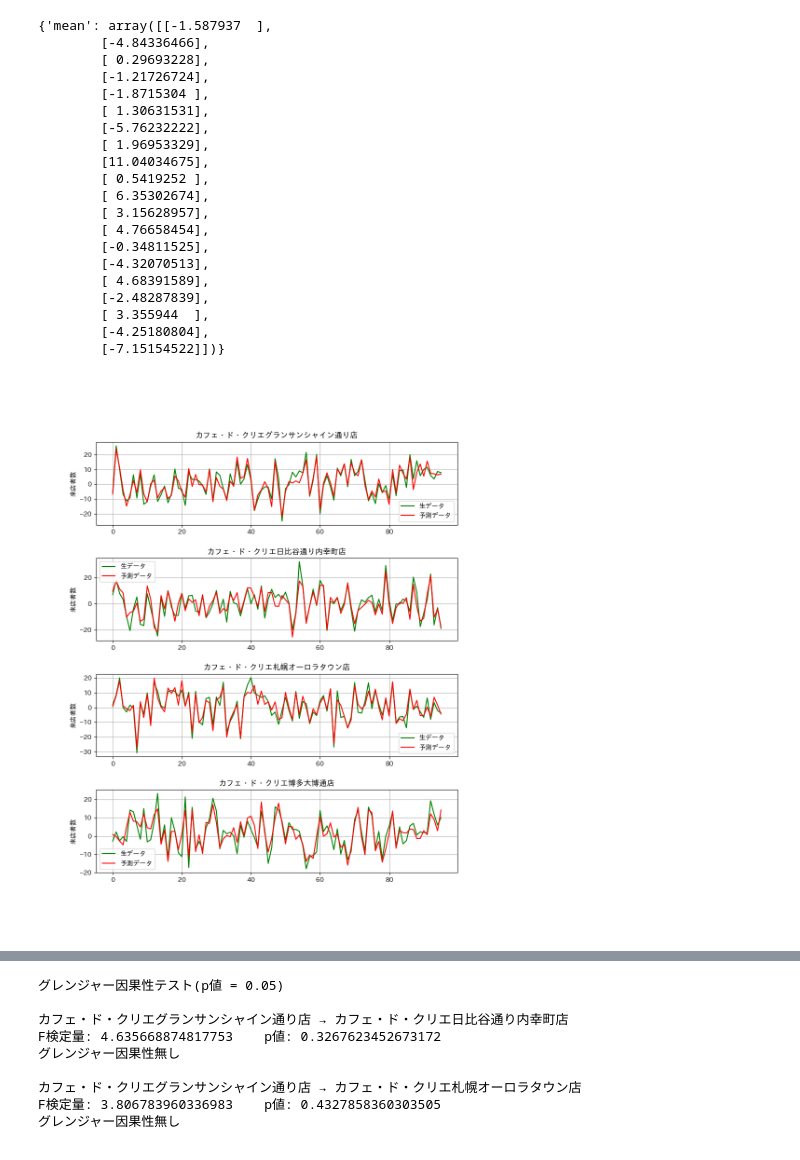
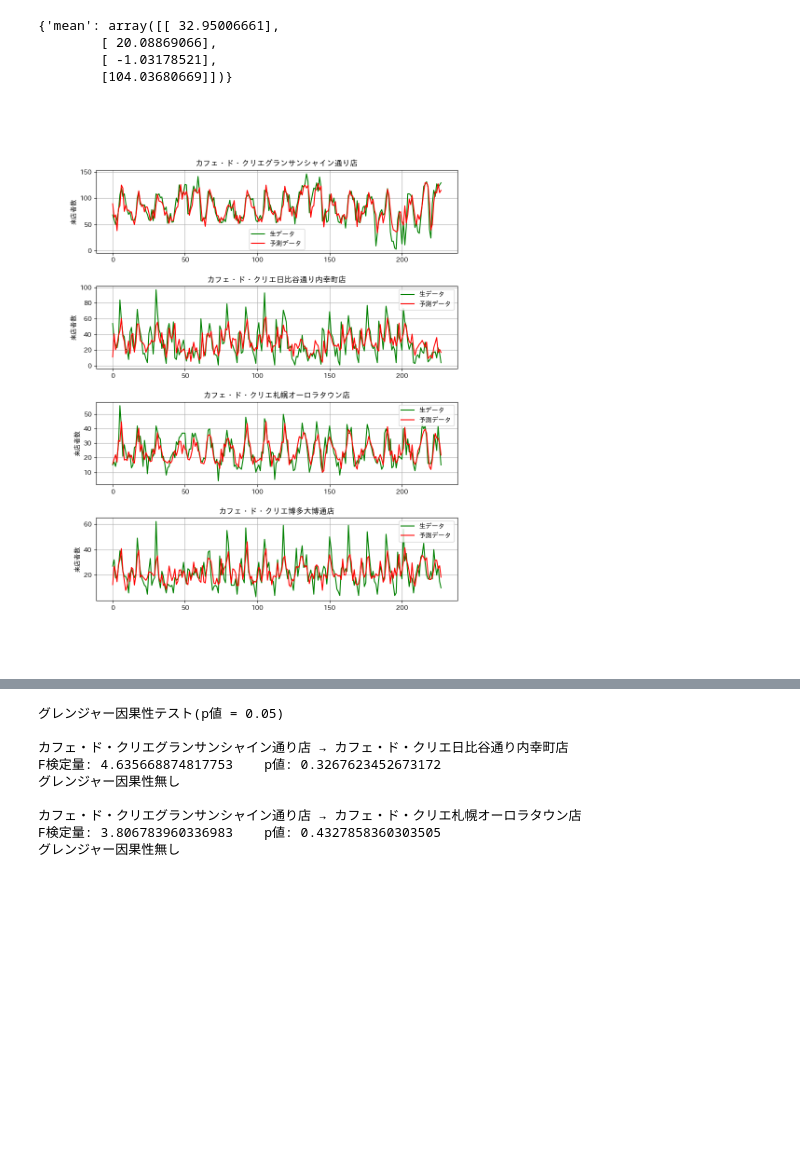
Before and after one commit to leggings8942/time_series_model, a Jupyter notebook: VAR_model_handmade.ipynb, the cells around one changed output, grey strips where cells are left out. Cells and saved outputs as stored; diff of their text form; code cells hidden in the pictures; blank space fills up the shorter version.

```diff
--- a/VAR_model_handmade.ipynb
+++ b/VAR_model_handmade.ipynb
@@ -49,0 +48,4 @@ pd_data
+# %%
+SPECIFIED_PATH = "csv_data/"
+SPECIFIED_DATE = "20240918"
+SPECIFIED_CSV  = SPECIFIED_PATH + SPECIFIED_DATE
@@ -49,0 +139,6 @@ pd_data
+# %%
+df_pos_data = df_pos_data\
+					.join(df_config.select(["shop_id", "caption"]), on="shop_id", how="inner")\
+                    .select(["shop_id", "caption", "date", "来店者数", "総売上点数", "総売上"])\
+                    .orderBy(col("shop_id").asc(), col("date").asc())
+df_pos_data.show()
@@ -49,0 +163,28 @@ pd_data
+# %%
+pd_pos_data  = df_pos_data.select(["shop_id", "caption", "date", "来店者数"]).toPandas()
+pd_tmp_data1 = pd_pos_data[pd_pos_data["shop_id"] == 1189] # カフェ・ド・クリエグランサンシャイン通り店
+pd_tmp_data2 = pd_pos_data[pd_pos_data["shop_id"] == 1616] # カフェ・ド・クリエ日比谷通り内幸町店
+pd_tmp_data3 = pd_pos_data[pd_pos_data["shop_id"] == 1428] # カフェ・ド・クリエ札幌オーロラタウン店
+pd_tmp_data4 = pd_pos_data[pd_pos_data["shop_id"] == 1550] # カフェ・ド・クリエ博多大博通店
+pd_pos_data  = pd.merge(pd_tmp_data1, pd_tmp_data2, on="date", how="inner", suffixes=['_1', '_2'])
+pd_pos_data  = pd.merge(pd_pos_data,  pd_tmp_data3, on="date", how="inner", suffixes=['_2', '_3'])
+pd_pos_data  = pd.merge(pd_pos_data,  pd_tmp_data4, on="date", how="inner", suffixes=['_3', '_4'])
+pd_pos_data  = pd_pos_data[["date", "来店者数_1", "来店者数_2", "来店者数_3", "来店者数_4"]]
+pd_pos_data  = pd_pos_data.rename(columns={
+    								"来店者数_1": "カフェ・ド・クリエグランサンシャイン通り店",
+                                    "来店者数_2": "カフェ・ド・クリエ日比谷通り内幸町店",
+                                    "来店者数_3": "カフェ・ド・クリエ札幌オーロラタウン店",
+                                    "来店者数_4": "カフェ・ド・クリエ博多大博通店"
+                                })
+pd_pos_data  = pd_pos_data[[
+    				"date",
+                    "カフェ・ド・クリエグランサンシャイン通り店",
+                    "カフェ・ド・クリエ日比谷通り内幸町店",
+                    "カフェ・ド・クリエ札幌オーロラタウン店",
+                    "カフェ・ド・クリエ博多大博通店"
+                ]]
+del pd_tmp_data1
+del pd_tmp_data2
+del pd_tmp_data3
+del pd_tmp_data4
+pd_pos_data
@@ -50,6 +205,8 @@ pd_data
+# %%
+x_data = pd_pos_data[["カフェ・ド・クリエグランサンシャイン通り店", "カフェ・ド・クリエ日比谷通り内幸町店", "カフェ・ド・クリエ札幌オーロラタウン店", "カフェ・ド・クリエ博多大博通店"]].values.tolist()
+x_train, x_test = x_data[0:3600], x_data[3600:]
 # %%
-x_test = pd_data.values.tolist()
-model  = Vector_Auto_Regressive(pd_data)
+model  = Vector_Auto_Regressive(x_test)
 
 lag = 4
 model.fit(lags=lag)
@@ -75,54 +232,38 @@ plt.ylabel("来店者数")
 plt.grid(True)
 plt.legend()
 
 plt.subplot(4,1,2)
 plt.plot(x_test[lag:, 1], "-", color="green", label="生データ")
 plt.plot(mean[:, 1],      "-", color="red",   label="予測データ")
 plt.title("カフェ・ド・クリエ日比谷通り内幸町店")
 plt.ylabel("来店者数")
 plt.grid(True)
 plt.legend()
 
 plt.subplot(4,1,3)
 plt.plot(x_test[lag:, 2], "-", color="green", label="生データ")
 plt.plot(mean[:, 2],      "-", color="red",   label="予測データ")
 plt.title("カフェ・ド・クリエ札幌オーロラタウン店")
 plt.ylabel("来店者数")
 plt.grid(True)
 plt.legend()
 
 plt.subplot(4,1,4)
 plt.plot(x_test[lag:, 3], "-", color="green", label="生データ")
 plt.plot(mean[:, 3],      "-", color="red",   label="予測データ")
 plt.title("カフェ・ド・クリエ博多大博通店")
 plt.ylabel("来店者数")
 plt.grid(True)
 plt.legend()
 
 
 model.stat_inf()
 # %% [output]
-{'mean': array([[-1.587937  ],
-        [-4.84336466],
-        [ 0.29693228],
-        [-1.21726724],
-        [-1.8715304 ],
-        [ 1.30631531],
-        [-5.76232222],
-        [ 1.96953329],
-        [11.04034675],
-        [ 0.5419252 ],
-        [ 6.35302674],
-        [ 3.15628957],
-        [ 4.76658454],
-        [-0.34811525],
-        [-4.32070513],
-        [ 4.68391589],
-        [-2.48287839],
-        [ 3.355944  ],
-        [-4.25180804],
-        [-7.15154522]])}
+{'mean': array([[ 32.95006661],
+        [ 20.08869066],
+        [ -1.03178521],
+        [104.03680669]])}
-[figure, old version]
+[figure, new version]
 # %%
 print(model.stat_inf())
 print(model.log_likelihood())
```
Also changed, not shown: parts of 12 cells of this notebook, 4 other files.
